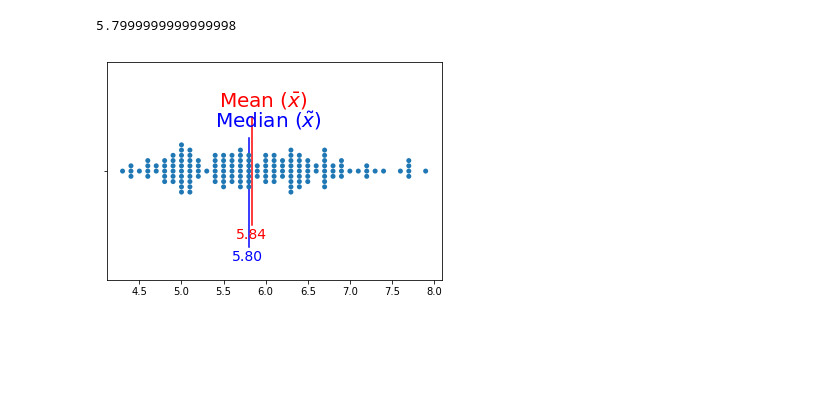
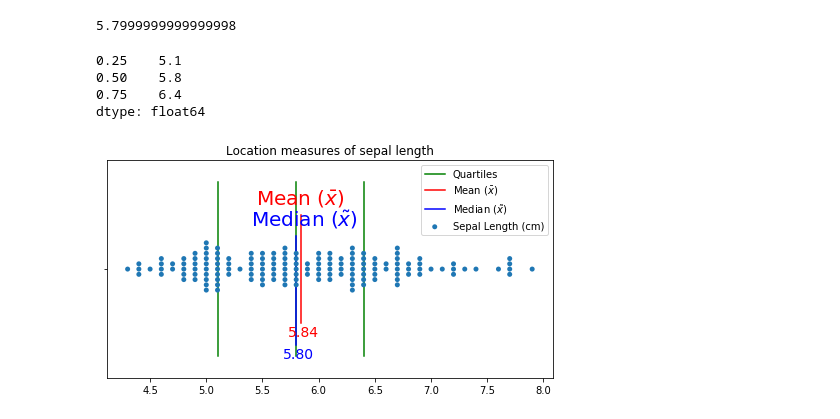
Before and after one commit to mica5/statistics, a Jupyter notebook: statistics.ipynb, the cells around one changed output. Drawn from its saved outputs; the diff is of its cells as text; code cells hidden in the pictures; blank space fills up the shorter version.

Commit message:
added normal distribution graph, quartiles on the beeswarm plot, quartile-standalone plot, trimmed mean

```diff
--- a/statistics.ipynb
+++ b/statistics.ipynb
@@ -229,24 +256,49 @@ sepal_length_median = np.median(sepal_length)
 sepal_length_median
 # %% [output]
 5.7999999999999998
+# %%
+def quartile(iterable, count=4):
+    quartile_nums = np.linspace(0, 1, count+1)[1:-1]
+    if not isinstance(iterable, pd.Series):
+        iterable = pd.Series(iterable)
+    return iterable.quantile(quartile_nums)
+# %%
+qs = quartile(sepal_length, count=4)
+qs
+# %% [output]
+0.25    5.1
+0.50    5.8
+0.75    6.4
+dtype: float64
 # %%
-sns.swarmplot(sepal_length)
+plt.figure(figsize=(8, 4))
+sns.swarmplot(sepal_length, label='Sepal Length (cm)')
+
+qcolor = 'g'
+i = 0
+for q in qs:
+    label = 'Quartiles' if i == 0 else None
+    i += 1
+    plt.plot([q, q], [-0.4, 0.4], qcolor, label=label)
 
 # mean
 # draw a vertical line at the mean
 meancolor = 'r'
-plt.plot([sepal_length_mean, sepal_length_mean], [-0.25, 0.25], meancolor)
-plt.text(sepal_length_mean-.4, -0.3, 'Mean ($\\bar{x}$)', color=meancolor, fontsize=20)
-plt.text(sepal_length_mean-.2, 0.31, '{:.2f}'.format(sepal_length_mean), color=meancolor, fontsize=14)
+mean_label = 'Mean ($\\bar{x}$)'
+plt.plot([sepal_length_mean, sepal_length_mean], [-0.25, 0.25], meancolor, label=mean_label)
+plt.text(sepal_length_mean-.4, -0.3, mean_label, color=meancolor, fontsize=20)
+plt.text(sepal_length_mean-.12, 0.31, '{:.2f}'.format(sepal_length_mean), color=meancolor, fontsize=14)
 
 # median
 y_adder = 0.1
 # draw a vertical line at the median
-plt.plot([sepal_length_median, sepal_length_median], [-0.25+y_adder, 0.25+y_adder], 'b')
-plt.text(sepal_length_median-.4, -0.3+y_adder, 'Median ($\\tilde{x}$)', color='b', fontsize=20)
-plt.text(sepal_length_median-.2, 0.31+y_adder, '{:.2f}'.format(sepal_length_median), color='b', fontsize=14)
+median_label = 'Median ($\\tilde{x}$)'
+plt.plot([sepal_length_median, sepal_length_median], [-0.25+y_adder, 0.25+y_adder], 'b', label=median_label)
+plt.text(sepal_length_median-.4, -0.3+y_adder, median_label, color='b', fontsize=20)
+plt.text(sepal_length_median-.12, 0.31+y_adder, '{:.2f}'.format(sepal_length_median), color='b', fontsize=14)
 
-
+plt.title("Location measures of sepal length")
+plt.legend()
 plt.show()
 # %% [output]
-[figure, old version]
+[figure, new version]
```
Also changed, not shown: parts of 10 cells of this notebook.
